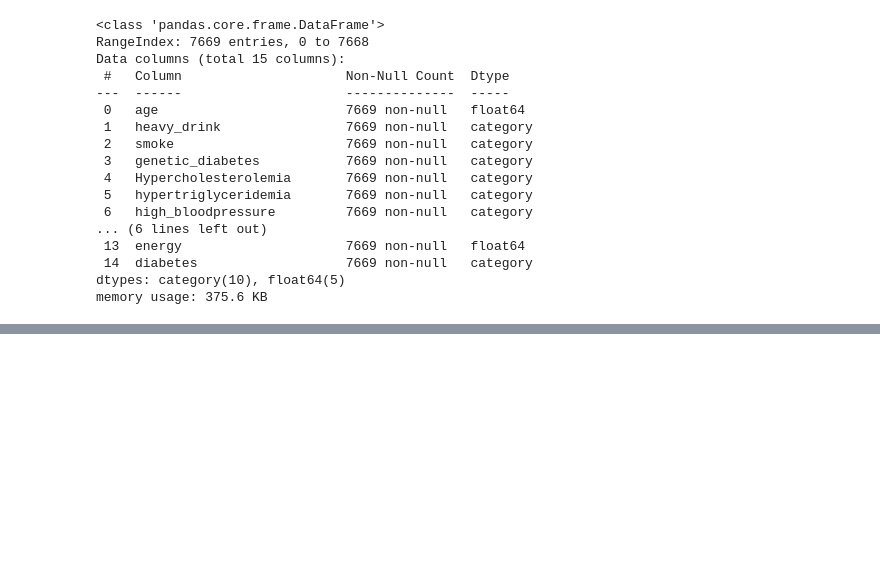
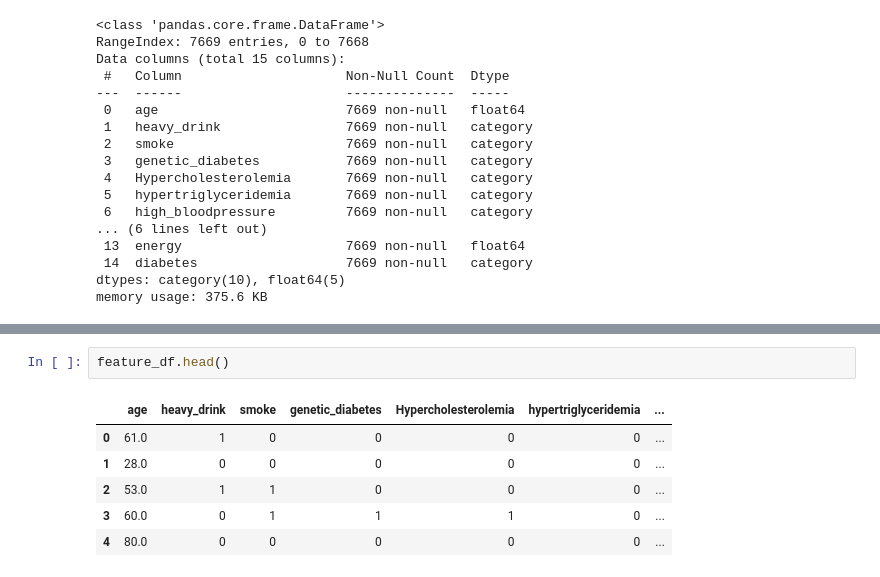
Before and after one commit to jhan0121/Independent-Capstone-Design, a Jupyter notebook: code/final_data_preprocessing_man.ipynb, the cells around one changed output, grey strips where cells are left out. Saved outputs shown, nothing was run; the diff lists cells and outputs as text; blank space fills up the shorter version.

```diff
--- a/code/final_data_preprocessing_man.ipynb
+++ b/code/final_data_preprocessing_man.ipynb
@@ -729,0 +647,9 @@ memory usage: 375.6 KB
+# %%
+feature_df.head()
+# %% [output]
+|  | age | heavy_drink | smoke | genetic_diabetes | Hypercholesterolemia | hypertriglyceridemia | ... |
+| 0 | 61.0 | 1 | 0 | 0 | 0 | 0 | ... |
+| 1 | 28.0 | 0 | 0 | 0 | 0 | 0 | ... |
+| 2 | 53.0 | 1 | 1 | 0 | 0 | 0 | ... |
+| 3 | 60.0 | 0 | 1 | 1 | 1 | 0 | ... |
+| 4 | 80.0 | 0 | 0 | 0 | 0 | 0 | ... |
```
Also changed, not shown: parts of 19 cells of this notebook, 4 other files.
